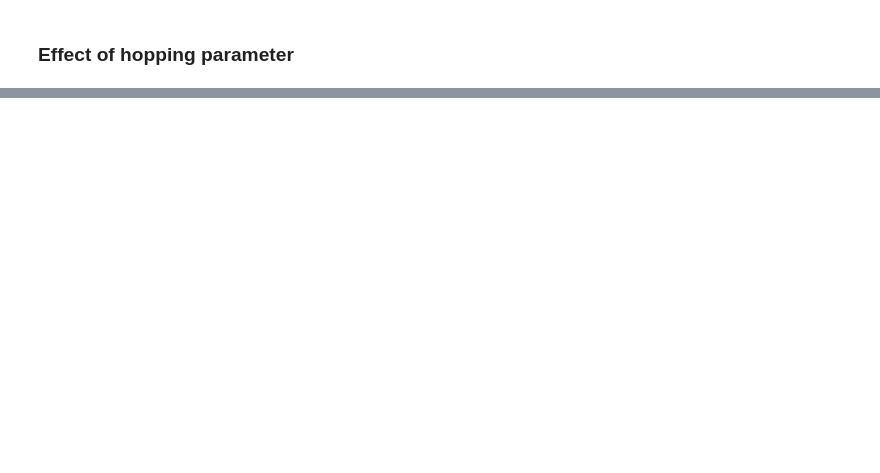
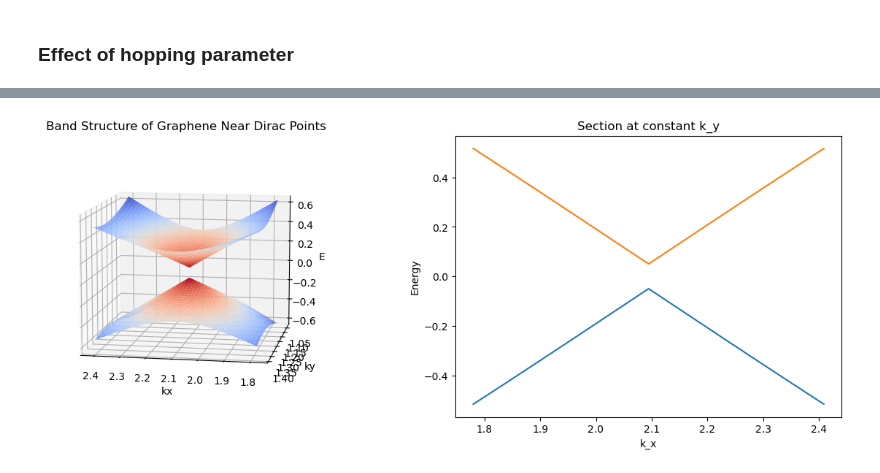
Before and after one commit to biplab37/Graphene, a Jupyter notebook: Graphene_Band_Structure.ipynb, the cells around one changed output, grey strips where cells are left out. Saved outputs shown, nothing was run; the diff lists cells and outputs as text; code cells hidden in the pictures; blank space fills up the shorter version.

```diff
--- a/Graphene_Band_Structure.ipynb
+++ b/Graphene_Band_Structure.ipynb
@@ -116,0 +131,9 @@ band_t(energy, 1, np.linspace(1, 2, 10))
+# %%
+V = 0.1 # You can change the value of V here
+
+def energy_electric_field(kx,ky,a,t):
+    return -t*np.sqrt(3+4*np.cos(3*a*kx/2)*np.cos(np.sqrt(3)*a*ky/2) + 2*np.cos(np.sqrt(3)*a*ky)) - V/2
+
+band_Dirac_points(energy_electric_field,1,1)
+# %% [output]
+[figure, added]
```
Also changed, not shown: parts of 10 cells of this notebook.
